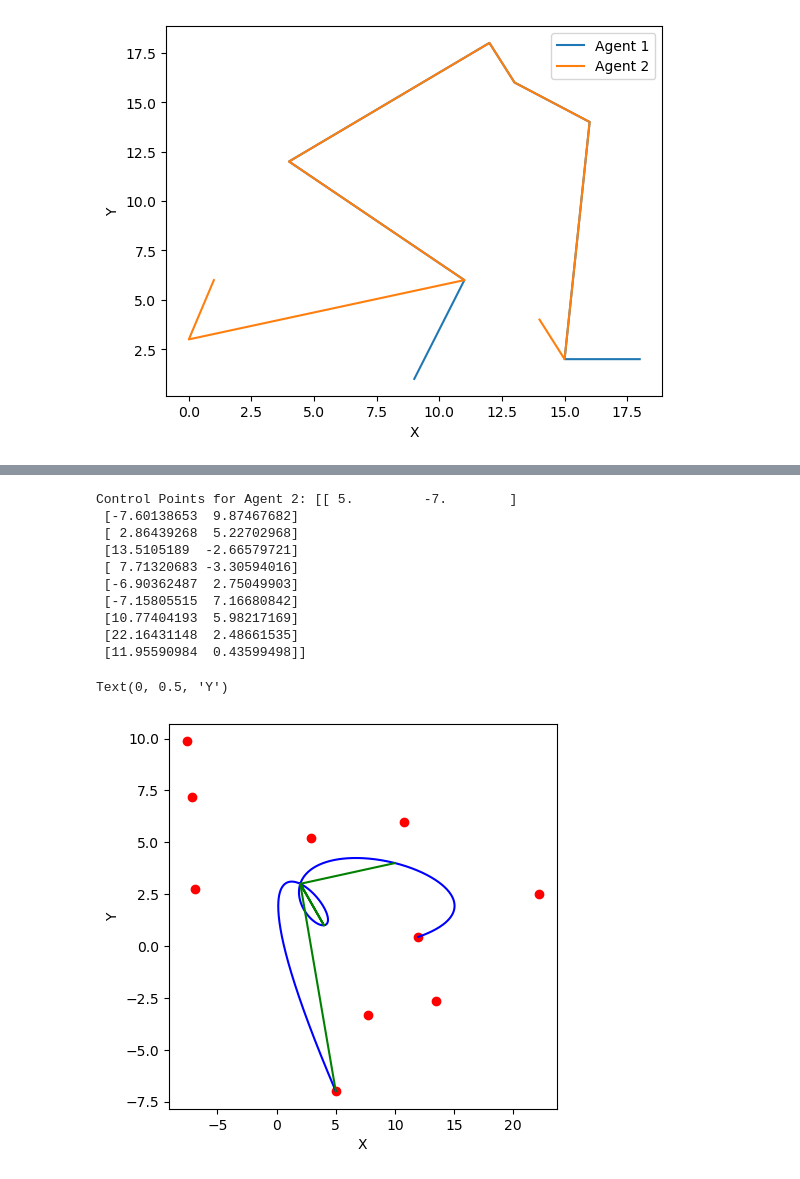
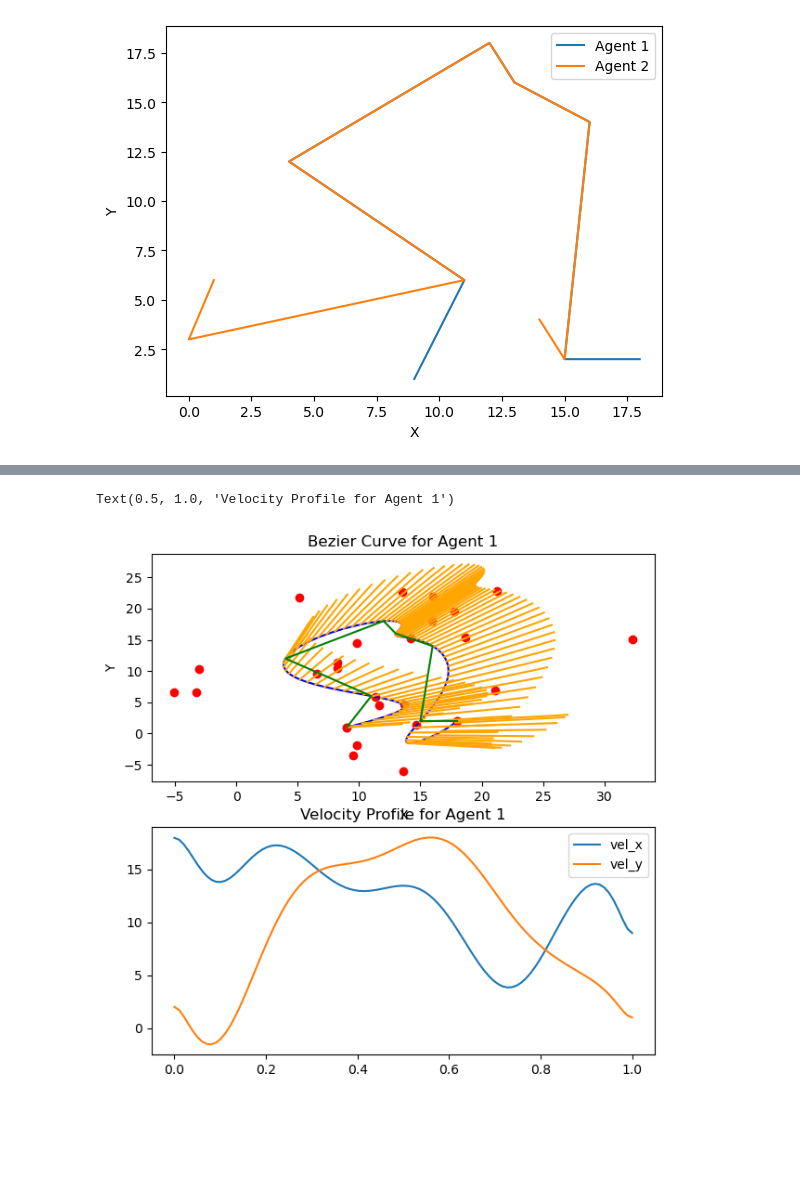
Before and after one commit to shravankumargulvadi/Robust-Multi-Agent-Motion-Planning, a Jupyter notebook: KDN/harvey.ipynb, the cells around one changed output, grey strips where cells are left out. Saved outputs shown, nothing was run; the diff lists cells and outputs as text; code cells hidden in the pictures; blank space fills up the shorter version.

```diff
--- a/KDN/harvey.ipynb
+++ b/KDN/harvey.ipynb
@@ -319,0 +419,13 @@ To use the future default and silence this warning we advise to pass `rcond=None
+# %%
+traj1 = np.array(trajectories[0])
+traj2 = np.array(trajectories[1])
+
+t1 = np.linspace(0, 1, 100)
+t2 = np.linspace(0, 1, 100)
+n = 30
+ctrlpts1, fitted1, fitted_vels1 = fit_QP(np.linspace(0, 1, len(traj1)), traj1, n)
+fitted1, fitted_vels1 = eval_b_spline(t1, ctrlpts1)
+ctrlpts2, fitted2, fitted_vels2 = fit_QP(np.linspace(0, 1, len(traj2)), traj2, n)
+fitted2, fitted_vels2 = eval_b_spline(t2, ctrlpts2)
+print("Control Points for Agent 1:", ctrlpts1)
+print("Control Points for Agent 2:", ctrlpts2)
@@ -381,31 +480,29 @@ Text(0, 0.5, 'Y')
-# %%
-print('Control Points for Agent 2:', ctrlpts2)
-
-# Plot for Agent 2
-
-fig, ax1 = plt.subplots(1, figsize=(5, 5))
-
-# Plot fitted
-ax1.plot(fitted2[:, 0], fitted2[:, 1], color='blue')
-
-# Plot true points
-ax1.plot(coordinates2[:, 0], coordinates2[:, 1], color='green')
-
-# Plot control points
-ax1.scatter(ctrlpts2[:, 0], ctrlpts2[:, 1], color='red')
-
-ax1.set_xlabel('X')
-ax1.set_ylabel('Y')
-# %% [output]
-Control Points for Agent 2: [[ 5.         -7.        ]
- [-7.60138653  9.87467682]
- [ 2.86439268  5.22702968]
- [13.5105189  -2.66579721]
- [ 7.71320683 -3.30594016]
- [-6.90362487  2.75049903]
- [-7.15805515  7.16680842]
- [10.77404193  5.98217169]
- [22.16431148  2.48661535]
- [11.95590984  0.43599498]]
-Text(0, 0.5, 'Y')
-[figure, removed]
+# %%
+fig, (ax1, ax2) = plt.subplots(2, figsize=(7, 7))
+
+# Plot fitted points and velocities
+ax1.plot(fitted1[:, 0], fitted1[:, 1], color='blue')
+
+for i, vel in enumerate(fitted_vels1):
+    pos = fitted1[i]
+    pos_plus_vel = pos + vel*0.5
+    pts_to_plt = np.stack([pos, pos_plus_vel], axis=0)
+    ax1.plot(pts_to_plt[:, 0], pts_to_plt[:, 1], color='orange')
+
+# Plot true points
+ax1.plot(traj1[:, 0], traj1[:, 1], color='green')
+
+# Plot control points
+ax1.scatter(ctrlpts1[:, 0], ctrlpts1[:, 1], color='red')
+ax1.set_xlabel('X')
+ax1.set_ylabel('Y')
+ax1.set_title('Bezier Curve for Agent 1')
+
+# Plot velocity profiles
+ax2.plot(np.linspace(0, 1, len(t1)), fitted_vels1[:, 0], label='vel_x')
+ax2.plot(np.linspace(0, 1, len(t1)), fitted_vels1[:, 1], label='vel_y')
+ax2.legend()
+ax2.set_title('Velocity Profile for Agent 1')
+# %% [output]
+Text(0.5, 1.0, 'Velocity Profile for Agent 1')
+[figure, added]
```
Also changed, not shown: parts of 11 cells of this notebook.
